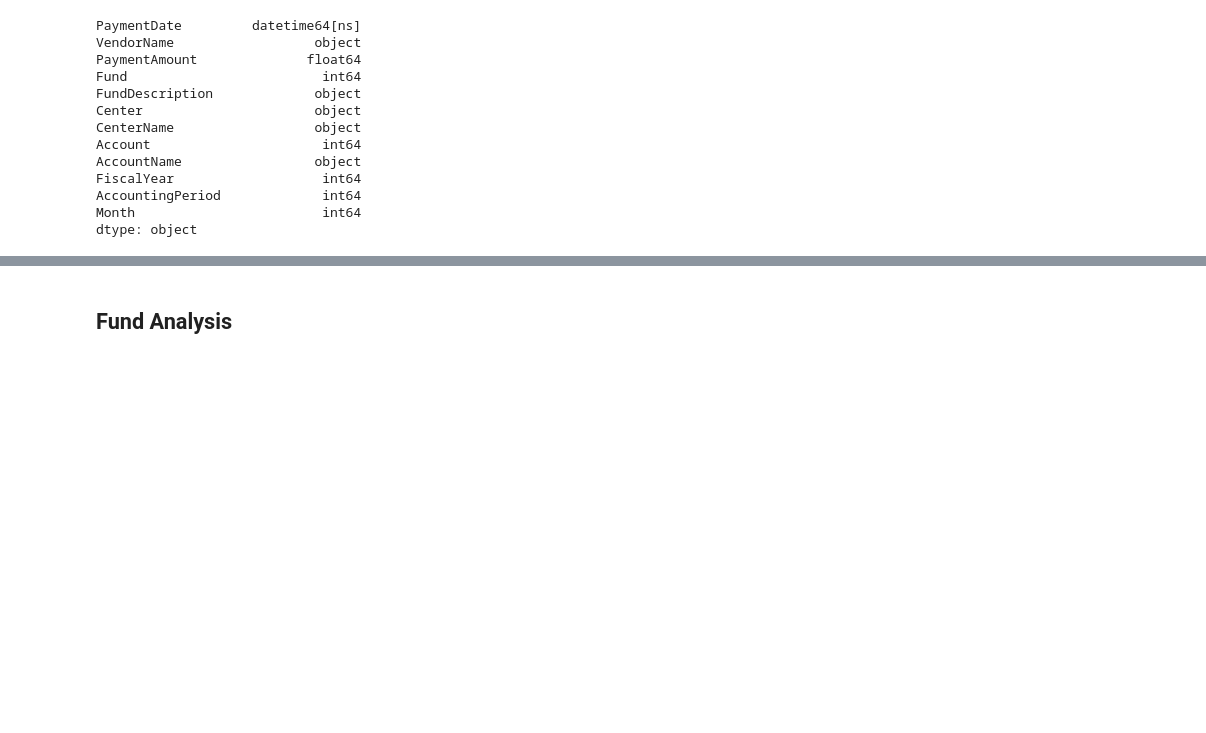
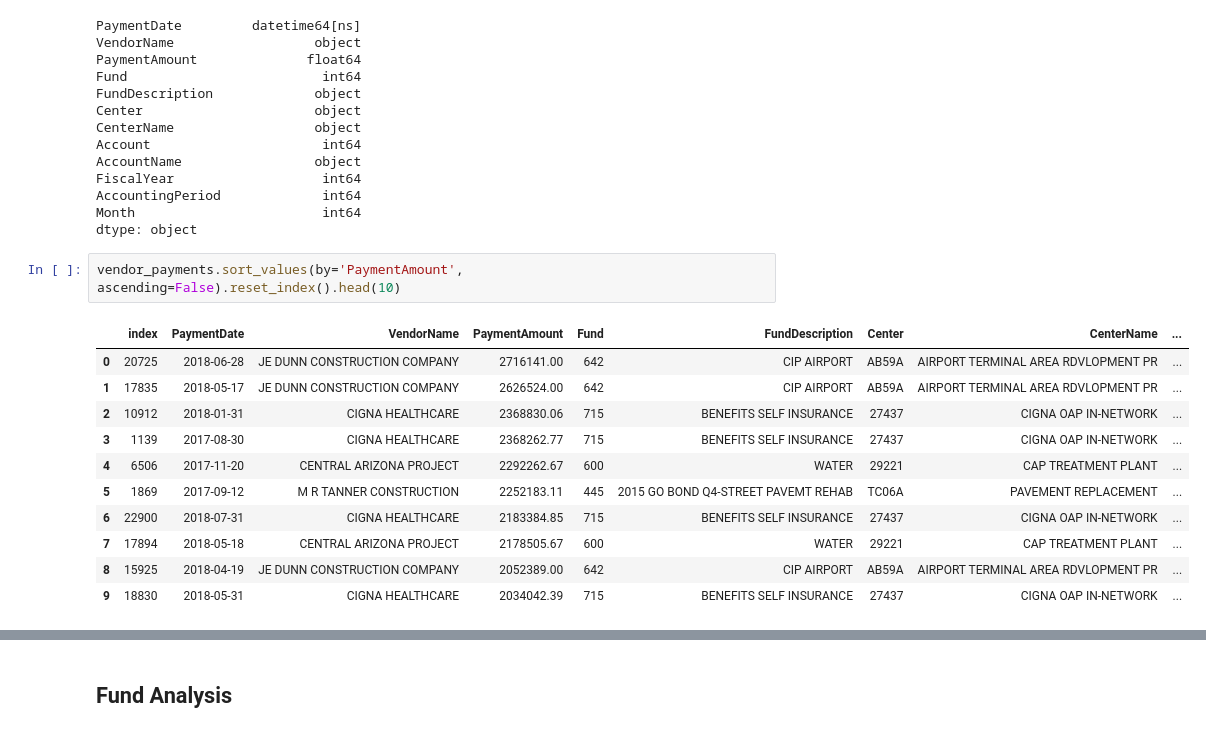
Before and after one commit to mrkjhsn/Vendor-Payments-City-of-Scottsdale, a Jupyter notebook: Vendor_Payments_EDA.ipynb, the cells around one changed output, grey strips where cells are left out. Cells and saved outputs as stored; diff of their text form; blank space fills up the shorter version.

```diff
--- a/Vendor_Payments_EDA.ipynb
+++ b/Vendor_Payments_EDA.ipynb
@@ -35,3 +35,17 @@ FiscalYear                   int64
 AccountingPeriod             int64
 Month                        int64
 dtype: object
+# %%
+vendor_payments.sort_values(by='PaymentAmount', ascending=False).reset_index().head(10)
+# %% [output]
+|  | index | PaymentDate | VendorName | PaymentAmount | Fund | FundDescription | Center | CenterName | ... |
+| 0 | 20725 | 2018-06-28 | JE DUNN CONSTRUCTION COMPANY | 2716141.00 | 642 | CIP AIRPORT | AB59A | AIRPORT TERMINAL AREA RDVLOPMENT PR | ... |
+| 1 | 17835 | 2018-05-17 | JE DUNN CONSTRUCTION COMPANY | 2626524.00 | 642 | CIP AIRPORT | AB59A | AIRPORT TERMINAL AREA RDVLOPMENT PR | ... |
+| 2 | 10912 | 2018-01-31 | CIGNA HEALTHCARE | 2368830.06 | 715 | BENEFITS SELF INSURANCE | 27437 | CIGNA OAP IN-NETWORK | ... |
+| 3 | 1139 | 2017-08-30 | CIGNA HEALTHCARE | 2368262.77 | 715 | BENEFITS SELF INSURANCE | 27437 | CIGNA OAP IN-NETWORK | ... |
+| 4 | 6506 | 2017-11-20 | CENTRAL ARIZONA PROJECT | 2292262.67 | 600 | WATER | 29221 | CAP TREATMENT PLANT | ... |
+| 5 | 1869 | 2017-09-12 | M R TANNER CONSTRUCTION | 2252183.11 | 445 | 2015 GO BOND Q4-STREET PAVEMT REHAB | TC06A | PAVEMENT REPLACEMENT | ... |
+| 6 | 22900 | 2018-07-31 | CIGNA HEALTHCARE | 2183384.85 | 715 | BENEFITS SELF INSURANCE | 27437 | CIGNA OAP IN-NETWORK | ... |
+| 7 | 17894 | 2018-05-18 | CENTRAL ARIZONA PROJECT | 2178505.67 | 600 | WATER | 29221 | CAP TREATMENT PLANT | ... |
+| 8 | 15925 | 2018-04-19 | JE DUNN CONSTRUCTION COMPANY | 2052389.00 | 642 | CIP AIRPORT | AB59A | AIRPORT TERMINAL AREA RDVLOPMENT PR | ... |
+| 9 | 18830 | 2018-05-31 | CIGNA HEALTHCARE | 2034042.39 | 715 | BENEFITS SELF INSURANCE | 27437 | CIGNA OAP IN-NETWORK | ... |
```
Also changed, not shown: parts of 1 cell of this notebook.
